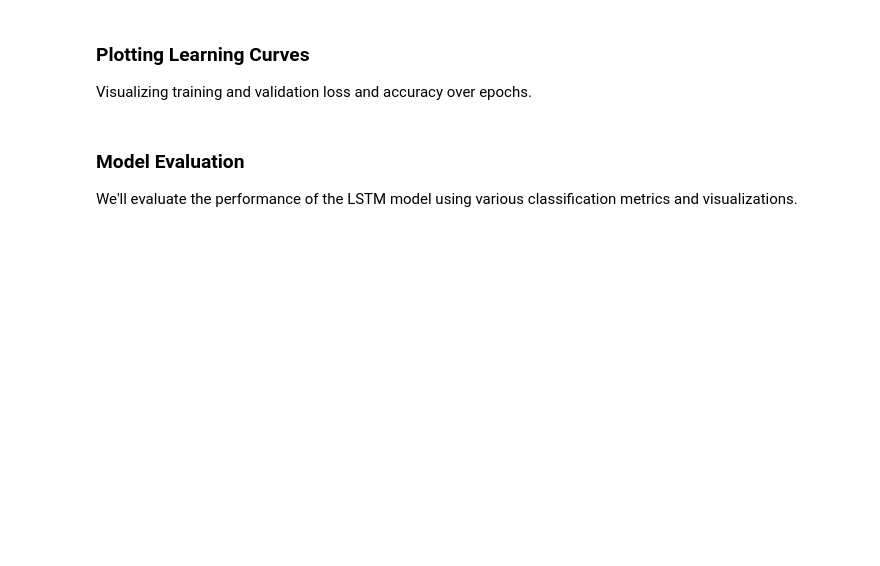
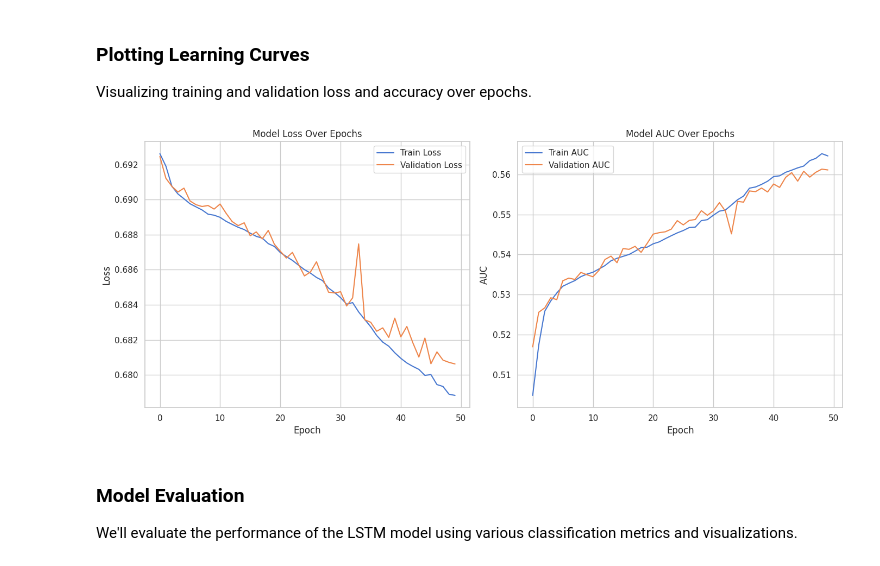
Before and after one commit to triggor/nyse-prediction, a Jupyter notebook: src/nyse_price_dir.ipynb, the cells around one changed output. Saved outputs shown, nothing was run; the diff lists cells and outputs as text; code cells hidden in the pictures; blank space fills up the shorter version.

```diff
--- a/src/nyse_price_dir.ipynb
+++ b/src/nyse_price_dir.ipynb
@@ -332,7 +341,7 @@ def create_sequences(df, lookback):
     return np.array(X), np.array(y)
 
 # Define the lookback period
-LOOKBACK = 40
+LOOKBACK = 50
 
 # Create sequences
 X, y = create_sequences(df, LOOKBACK)
@@ -463,18 +484,18 @@ _________________________________________________________________
 ## Training the Model
 We'll train the LSTM model with early stopping to prevent overfitting.
 # %%
-# Define early stopping
-early_stop = EarlyStopping(monitor='val_loss', patience=5, restore_best_weights=True)
+# # Define early stopping
+# early_stop = EarlyStopping(monitor='val_loss', patience=5, restore_best_weights=True)
 
-# Train the model
-history = model.fit(
-    X_train_scaled, y_train,
-    epochs=50,
-    batch_size=128,
-    validation_split=0.2,
-    callbacks=[early_stop],
-    verbose=1
-)
+# # Train the model
+# history = model.fit(
+#     X_train_scaled, y_train,
+#     epochs=50,
+#     batch_size=128,
+#     validation_split=0.2,
+#     callbacks=[early_stop],
+#     verbose=1
+# )
 # %% [output]
 Epoch 1/50
 4256/4256 [==============================] - 144s 34ms/step - loss: 0.6919 - accuracy: 0.5209 - val_loss: 0.6907 - val_accuracy: 0.5272
@@ -519,26 +559,38 @@ Visualizing training and validation loss and accuracy over epochs.
 # %%
 # Plot training & validation loss values
 plt.figure(figsize=(14,6))
 
 plt.subplot(1, 2, 1)
 plt.plot(history.history['loss'], label='Train Loss')
 plt.plot(history.history['val_loss'], label='Validation Loss')
 plt.title('Model Loss Over Epochs')
 plt.ylabel('Loss')
 plt.xlabel('Epoch')
 plt.legend()
 
-# Plot training & validation accuracy values
+# # Plot training & validation accuracy values
+# plt.subplot(1, 2, 2)
+# plt.plot(history.history['accuracy'], label='Train Accuracy')
+# plt.plot(history.history['val_accuracy'], label='Validation Accuracy')
+# plt.title('Model Accuracy Over Epochs')
+# plt.ylabel('Accuracy')
+# plt.xlabel('Epoch')
+# plt.legend()
+
+# Plot training & validation AUC values
 plt.subplot(1, 2, 2)
-plt.plot(history.history['accuracy'], label='Train Accuracy')
-plt.plot(history.history['val_accuracy'], label='Validation Accuracy')
-plt.title('Model Accuracy Over Epochs')
-plt.ylabel('Accuracy')
+plt.plot(history.history['AUC'], label='Train AUC')
+plt.plot(history.history['val_AUC'], label='Validation AUC')
+plt.title('Model AUC Over Epochs')
+plt.ylabel('AUC')
 plt.xlabel('Epoch')
 plt.legend()
 
+
 plt.tight_layout()
 plt.show()
+# %% [output]
+[figure, added]
 # %% [markdown]
 ### Model Evaluation
 We'll evaluate the performance of the LSTM model using various classification metrics and visualizations.
```
Also changed, not shown: parts of 21 cells of this notebook.
